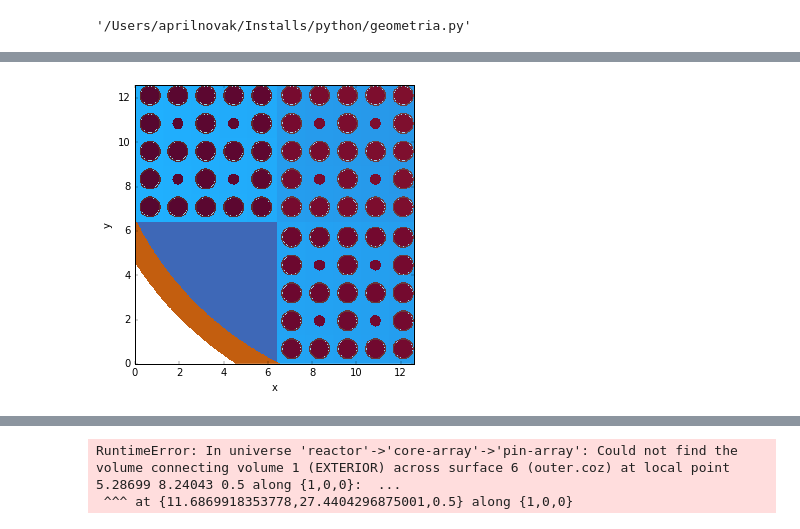
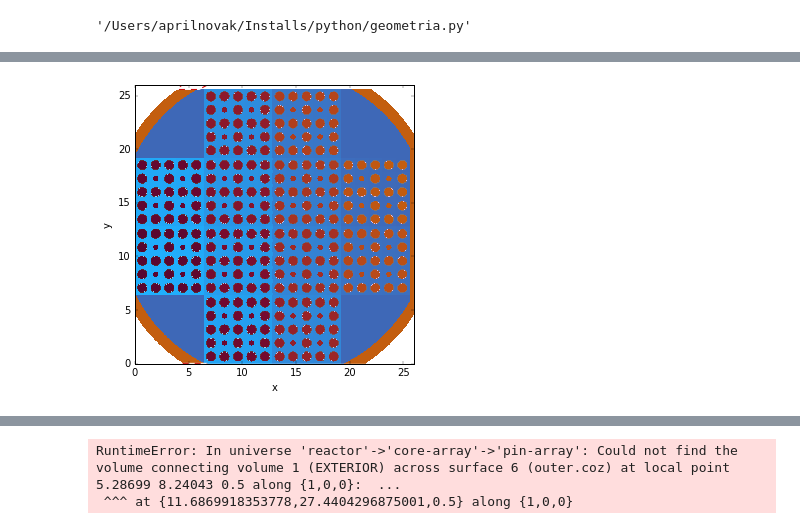
Before and after one commit to aprilnovak/nkq_analysis, a Jupyter notebook: notebooks/visualize-gg.ipynb, the cells around one changed output, grey strips where cells are left out. Drawn from its saved outputs; the diff is of its cells as text; code cells hidden in the pictures.

```diff
--- a/notebooks/visualize-gg.ipynb
+++ b/notebooks/visualize-gg.ipynb
@@ -86,13 +84,13 @@ Composition(
 colors = ColorMap.from_compositions(comps)
 # %%
 z = 0.5
-x = 2*6.3
-y = 2*6.3
+x = 4*6.5
+y = 4*6.5
 
 # plot using a method where you can specify the lower left corner and the
 # upper right corner of the desired domain
 imager = Imager(model.geometry, lower = (0.0, 0.0, z), upper = (x, y, z), \
-                basis = (1, 0, 0), max_pixels=600)
+                basis = (1, 0, 0), max_pixels=1200)
 imager.set_colors(colors)
 imager.check_errors = True
 imager.plot(figsize=(5.0, 5.0));
@@ -101,2 +100,2 @@ WARNING: Too many mats (278) are in the current view to display a color bar
-[figure, old version]
+[figure, new version]
 # %%
```
Also changed, not shown: parts of 5 cells of this notebook.
